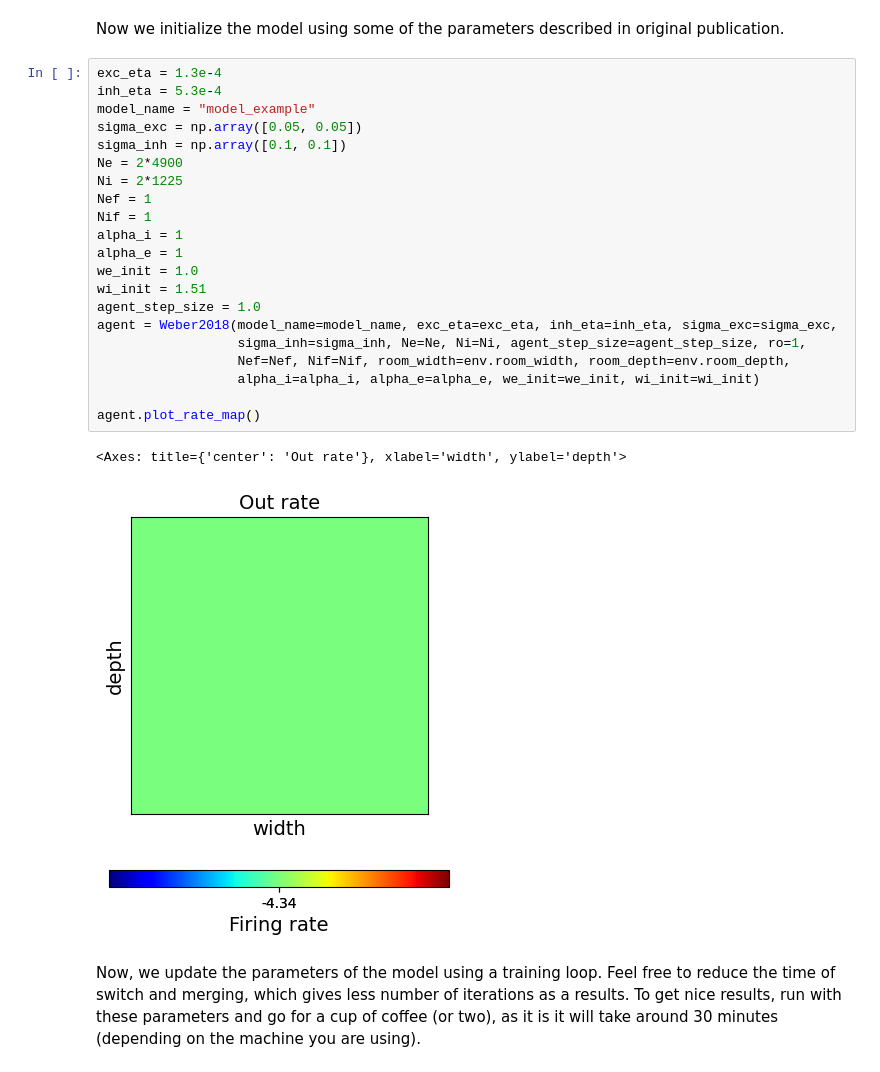
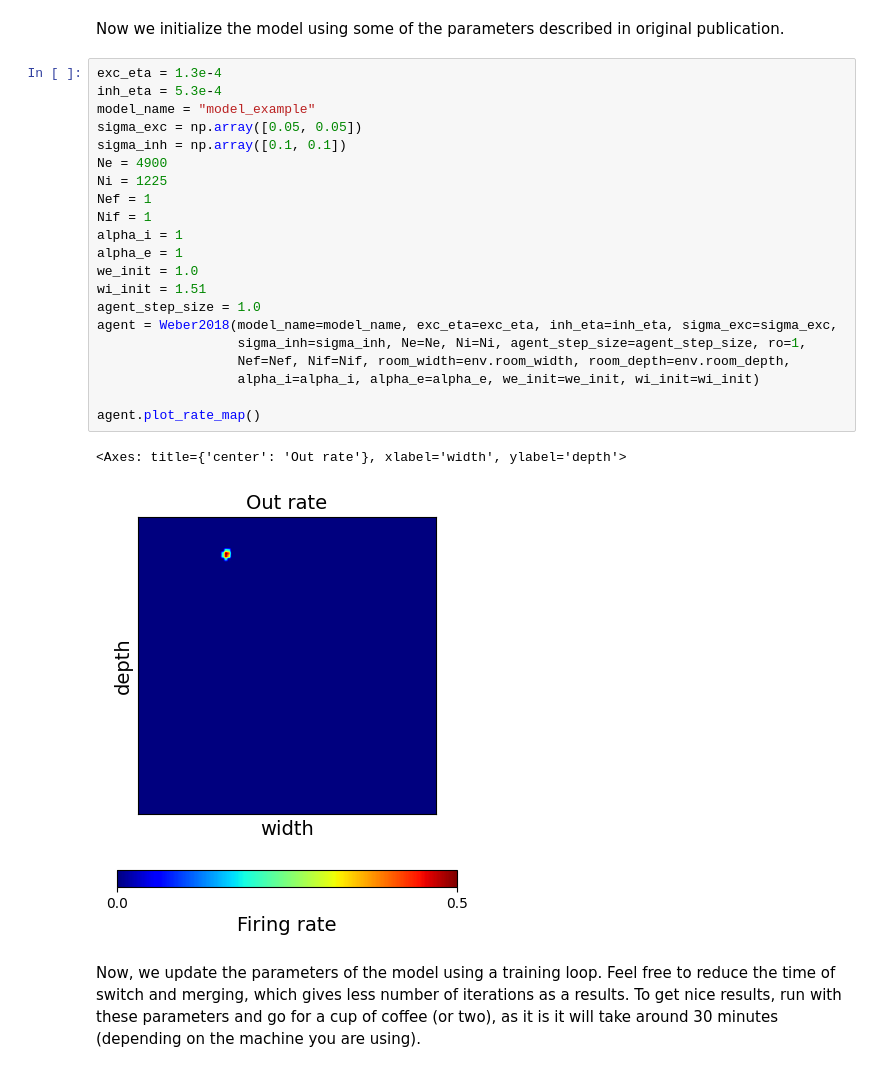
Before and after one commit to SainsburyWellcomeCentre/NeuralPlayground, a Jupyter notebook: examples/comparisons_examples/comparison_board.ipynb, the cells around one changed output. Cells and saved outputs as stored; diff of their text form.

```diff
--- a/examples/comparisons_examples/comparison_board.ipynb
+++ b/examples/comparisons_examples/comparison_board.ipynb
@@ -185,27 +190,27 @@ Now we initialize the model using some of the parameters described in original p
 # %%
 exc_eta = 1.3e-4
 inh_eta = 5.3e-4
 model_name = "model_example"
 sigma_exc = np.array([0.05, 0.05])
 sigma_inh = np.array([0.1, 0.1])
-Ne = 2*4900
-Ni = 2*1225
+Ne = 4900
+Ni = 1225
 Nef = 1
 Nif = 1
 alpha_i = 1
 alpha_e = 1
 we_init = 1.0
 wi_init = 1.51
 agent_step_size = 1.0
 agent = Weber2018(model_name=model_name, exc_eta=exc_eta, inh_eta=inh_eta, sigma_exc=sigma_exc,
                   sigma_inh=sigma_inh, Ne=Ne, Ni=Ni, agent_step_size=agent_step_size, ro=1,
                   Nef=Nef, Nif=Nif, room_width=env.room_width, room_depth=env.room_depth,
                   alpha_i=alpha_i, alpha_e=alpha_e, we_init=we_init, wi_init=wi_init)
 
 agent.plot_rate_map()
 # %% [output]
 <Axes: title={'center': 'Out rate'}, xlabel='width', ylabel='depth'>
-[figure, old version]
+[figure, new version]
 # %% [markdown]
 Now, we update the parameters of the model using a training loop. Feel free to reduce the time of switch and merging, which gives less number of iterations as a results. To get nice results, run with these parameters and go for a cup of coffee (or two), as it is it will take around 30 minutes (depending on the machine you are using).
 # %%
```
Also changed, not shown: parts of 6 cells of this notebook, 15 other files.
